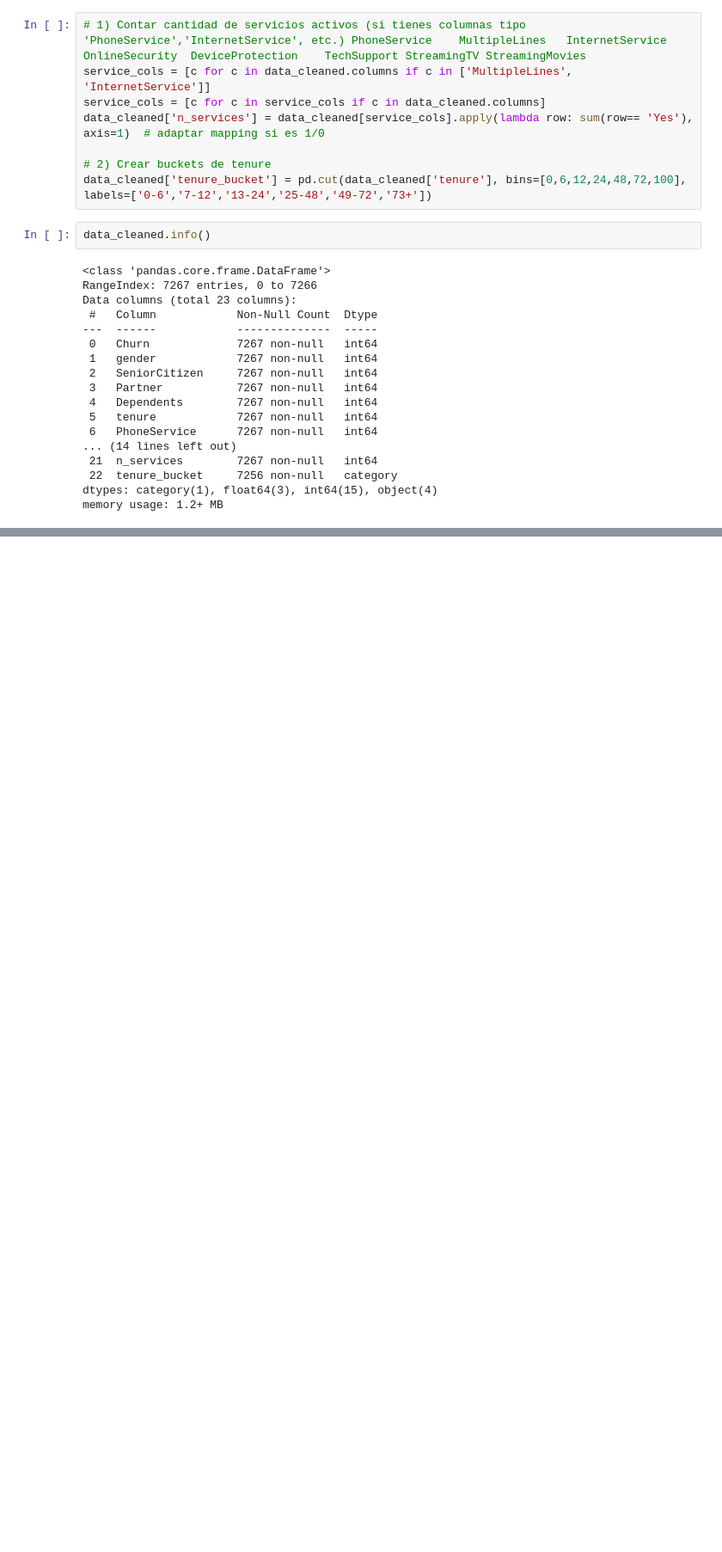
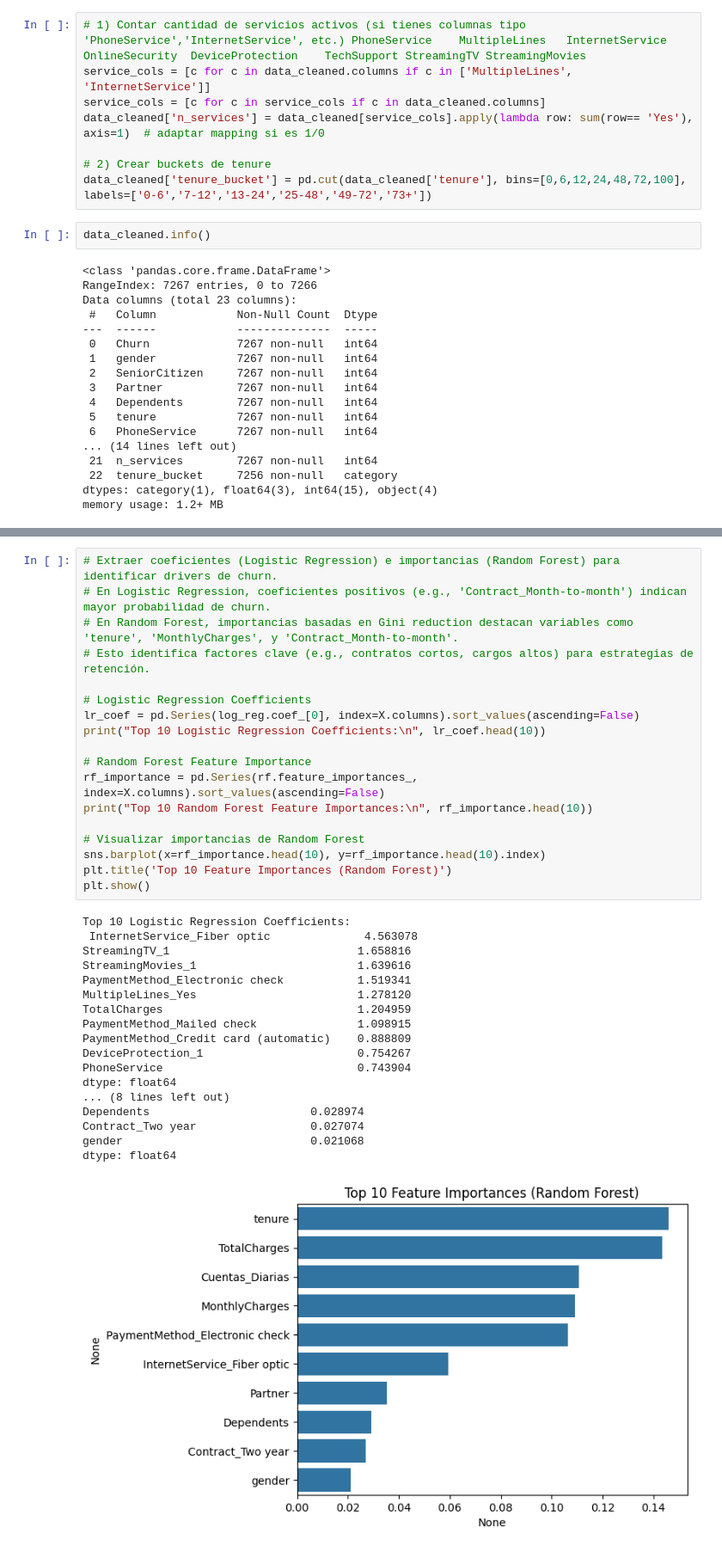
Before and after one commit to Marglodis/challenge_telecomX_parte_2, a Jupyter notebook: challenge_telecom_X_parte_2.ipynb, the cells around one changed output, grey strips where cells are left out. Shown at 86% size. Cells and saved outputs as stored; diff of their text form; blank space fills up the shorter version.

```diff
--- a/challenge_telecom_X_parte_2.ipynb
+++ b/challenge_telecom_X_parte_2.ipynb
@@ -210,0 +335,37 @@ Name: count, dtype: int64
+# %%
+# Extraer coeficientes (Logistic Regression) e importancias (Random Forest) para identificar drivers de churn.
+# En Logistic Regression, coeficientes positivos (e.g., 'Contract_Month-to-month') indican mayor probabilidad de churn.
+# En Random Forest, importancias basadas en Gini reduction destacan variables como 'tenure', 'MonthlyCharges', y 'Contract_Month-to-month'.
+# Esto identifica factores clave (e.g., contratos cortos, cargos altos) para estrategias de retención.
+
+# Logistic Regression Coefficients
+lr_coef = pd.Series(log_reg.coef_[0], index=X.columns).sort_values(ascending=False)
+print("Top 10 Logistic Regression Coefficients:\n", lr_coef.head(10))
+
+# Random Forest Feature Importance
+rf_importance = pd.Series(rf.feature_importances_, index=X.columns).sort_values(ascending=False)
+print("Top 10 Random Forest Feature Importances:\n", rf_importance.head(10))
+
+# Visualizar importancias de Random Forest
+sns.barplot(x=rf_importance.head(10), y=rf_importance.head(10).index)
+plt.title('Top 10 Feature Importances (Random Forest)')
+plt.show()
+# %% [output]
+Top 10 Logistic Regression Coefficients:
+ InternetService_Fiber optic              4.563078
+StreamingTV_1                            1.658816
+StreamingMovies_1                        1.639616
+PaymentMethod_Electronic check           1.519341
+MultipleLines_Yes                        1.278120
+TotalCharges                             1.204959
+PaymentMethod_Mailed check               1.098915
+PaymentMethod_Credit card (automatic)    0.888809
+DeviceProtection_1                       0.754267
+PhoneService                             0.743904
+dtype: float64
+... (8 lines left out)
+Dependents                        0.028974
+Contract_Two year                 0.027074
+gender                            0.021068
+dtype: float64
+[figure, added]
```
Also changed, not shown: parts of 17 cells of this notebook.
